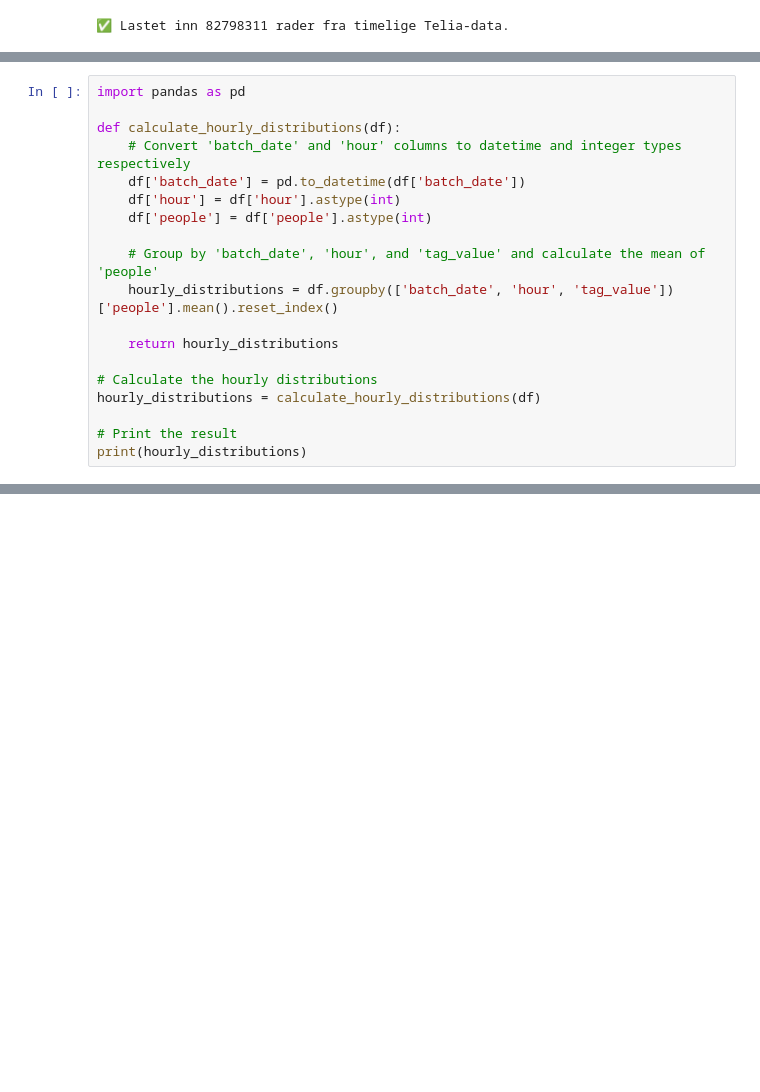
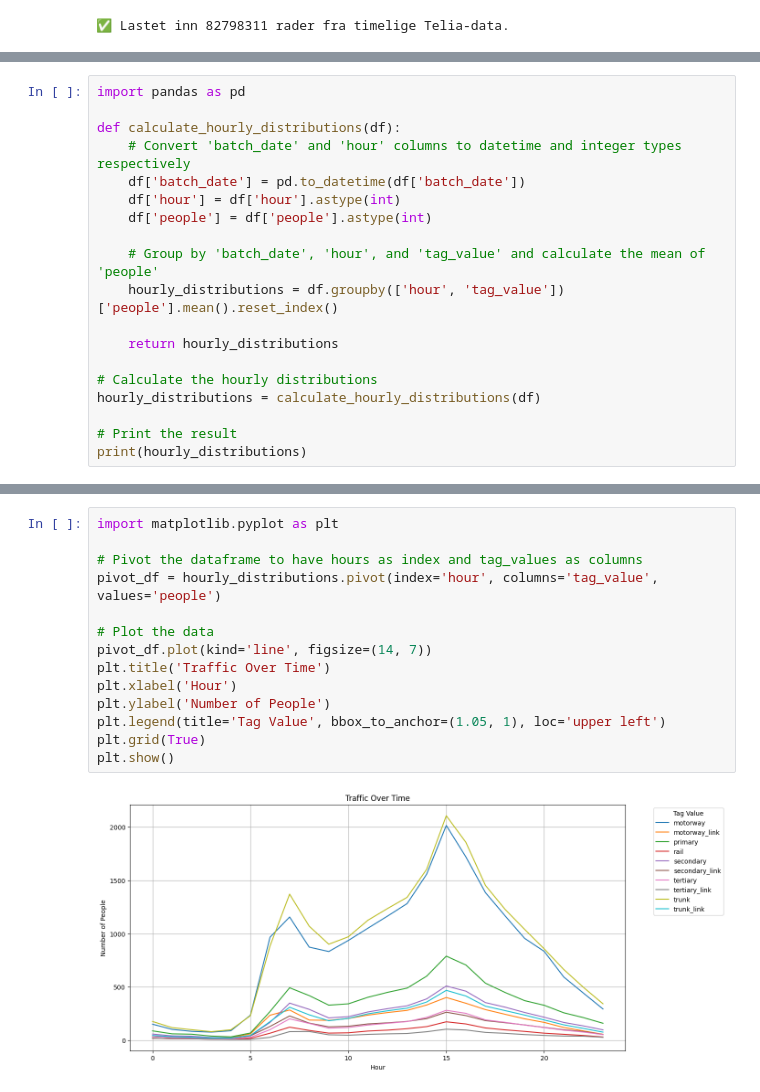
Before and after one commit to magnusgiverin/trafikkflyt, a Jupyter notebook: distributions.ipynb, the cells around one changed output, grey strips where cells are left out. Saved outputs shown, nothing was run; the diff lists cells and outputs as text; blank space fills up the shorter version.

Commit message:
Add: Add traffic over time graphing

```diff
--- a/distributions.ipynb
+++ b/distributions.ipynb
@@ -59,7 +62,7 @@ def calculate_hourly_distributions(df):
     df['people'] = df['people'].astype(int)
 
     # Group by 'batch_date', 'hour', and 'tag_value' and calculate the mean of 'people'
-    hourly_distributions = df.groupby(['batch_date', 'hour', 'tag_value'])['people'].mean().reset_index()
+    hourly_distributions = df.groupby(['hour', 'tag_value'])['people'].mean().reset_index()
 
     return hourly_distributions
 
@@ -85,0 +89,16 @@ print(hourly_distributions)
+# %%
+import matplotlib.pyplot as plt
+
+# Pivot the dataframe to have hours as index and tag_values as columns
+pivot_df = hourly_distributions.pivot(index='hour', columns='tag_value', values='people')
+
+# Plot the data
+pivot_df.plot(kind='line', figsize=(14, 7))
+plt.title('Traffic Over Time')
+plt.xlabel('Hour')
+plt.ylabel('Number of People')
+plt.legend(title='Tag Value', bbox_to_anchor=(1.05, 1), loc='upper left')
+plt.grid(True)
+plt.show()
+# %% [output]
+[figure, added]
```
Also changed, not shown: parts of 2 cells of this notebook.
